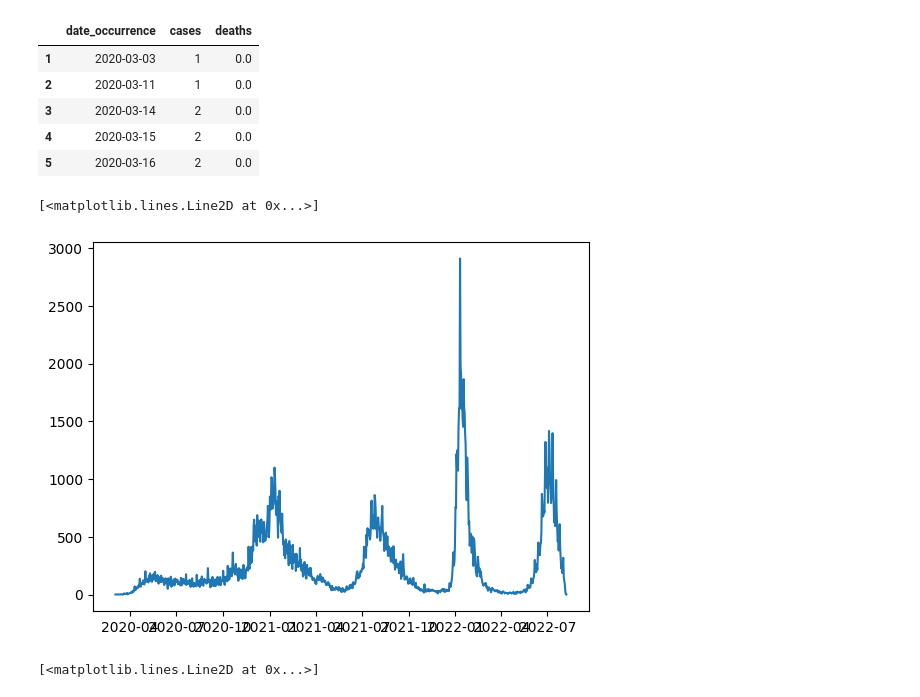
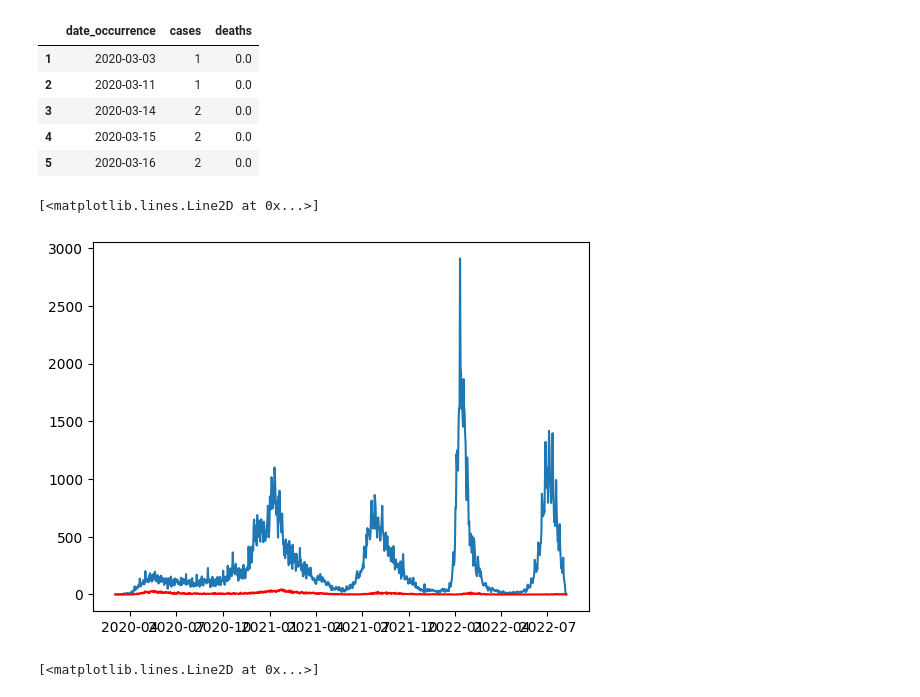
Before and after one commit to zs10011598/phd-computations, a Jupyter notebook: waves/average_local_max_infected-deads.ipynb, the cells around one changed output. Drawn from its saved outputs; the diff is of its cells as text; code cells hidden in the pictures.

```diff
--- a/waves/average_local_max_infected-deads.ipynb
+++ b/waves/average_local_max_infected-deads.ipynb
@@ -156,9 +156,10 @@ df.head()
 | 5 | 2020-03-16 | 2 | 0.0 |
 # %%
 plt.plot(df['date_occurrence'], df['cases'])
+plt.plot(df['date_occurrence'], df['deaths'], color='red')
 # %% [output]
 [<matplotlib.lines.Line2D at 0x...>]
-[figure, old version]
+[figure, new version]
 # %%
 plt.plot(df['date_occurrence'], df['deaths'], color='red')
 # %% [output]
```
Also changed, not shown: 4 other files.
